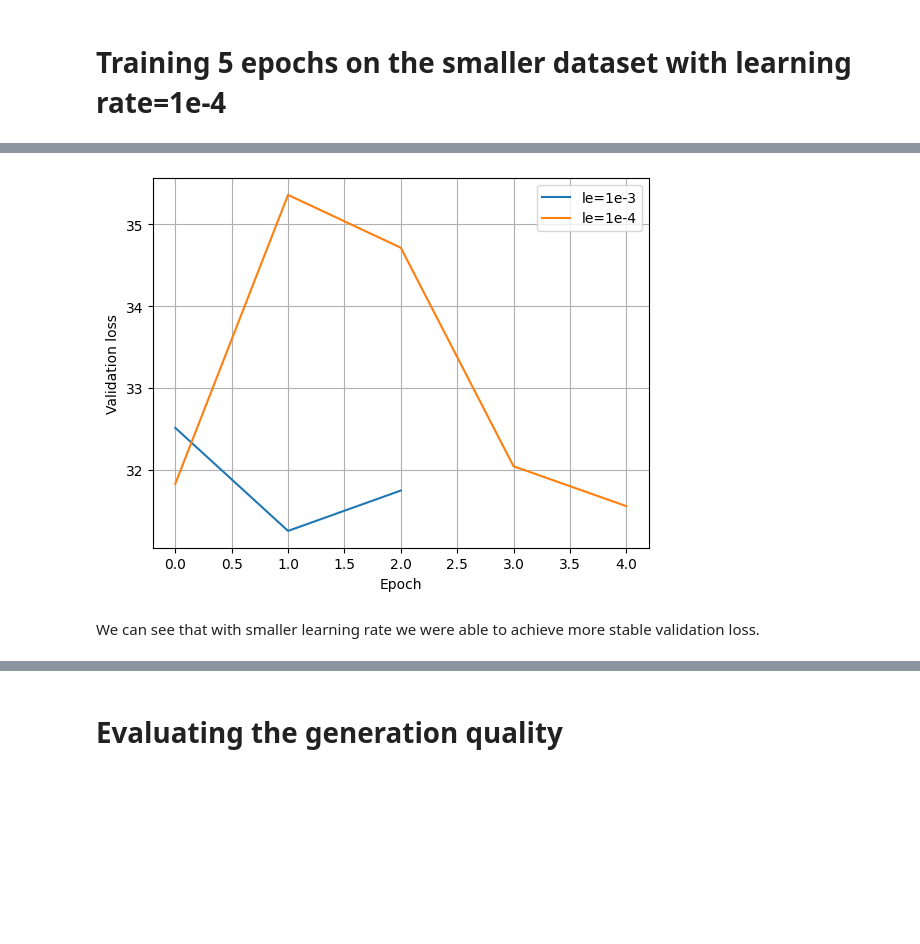
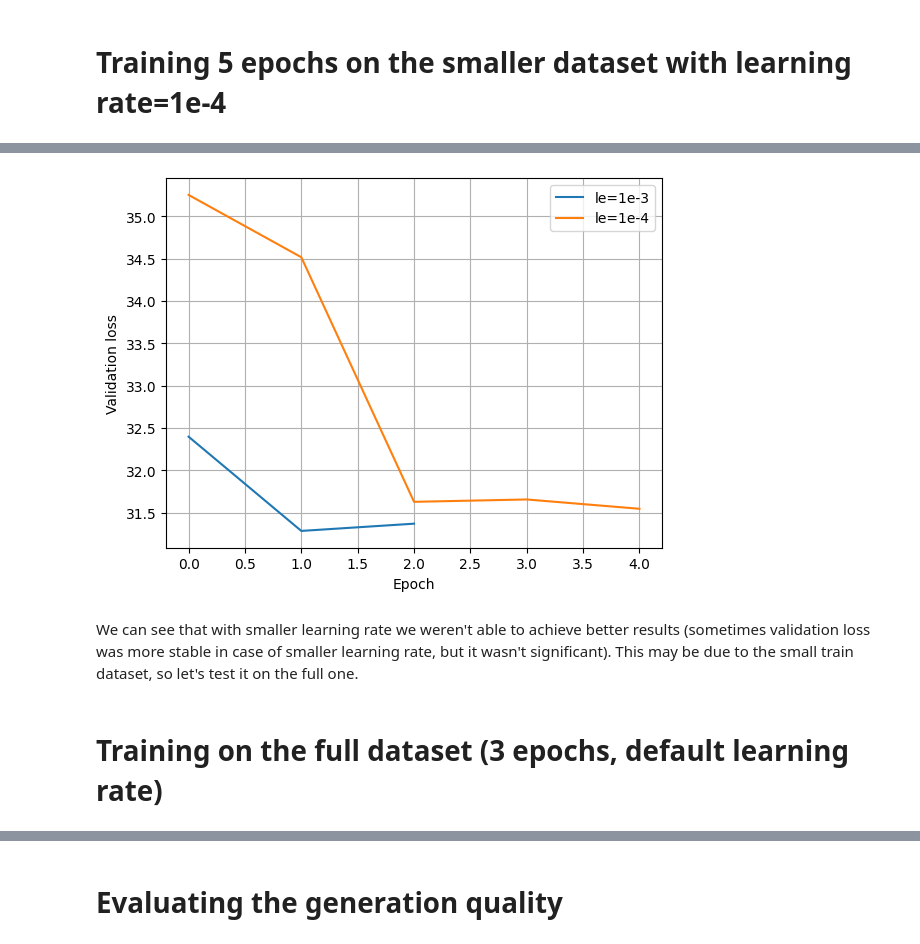
Before and after one commit to OlesiaOmelchuk/ucu_audio_processing_course, a Jupyter notebook: Module_4/Lecture_1/hw-audio-10-tacotron.ipynb, the cells around one changed output, grey strips where cells are left out. Saved outputs shown, nothing was run; the diff lists cells and outputs as text; code cells hidden in the pictures; blank space fills up the shorter version.

```diff
--- a/Module_4/Lecture_1/hw-audio-10-tacotron.ipynb
+++ b/Module_4/Lecture_1/hw-audio-10-tacotron.ipynb
@@ -529,11 +512,13 @@ HPU available: False, using: 0 HPUs
 # %%
-plt.plot([32.51177, 31.25158, 31.74528], label="le=1e-3")
-plt.plot([31.82896, 35.36063, 34.71536, 32.04295, 31.55511], label="le=1e-4")
+plt.plot([32.39855, 31.28595, 31.37151], label="le=1e-3")
+plt.plot([35.25241, 34.51690, 31.62950, 31.65731, 31.54729], label="le=1e-4")
 plt.xlabel("Epoch")
 plt.ylabel("Validation loss")
 plt.legend()
 plt.grid()
 # %% [output]
-[figure, old version]
+[figure, new version]
-# %% [markdown]
-We can see that with smaller learning rate we were able to achieve more stable validation loss.
+# %% [markdown]
+We can see that with smaller learning rate we weren't able to achieve better results (sometimes validation loss was more stable in case of smaller learning rate, but it wasn't significant). This may be due to the small train dataset, so let's test it on the full one.
+# %% [markdown]
+# Training on the full dataset (3 epochs, default learning rate)
```
Also changed, not shown: parts of 29 cells of this notebook.
